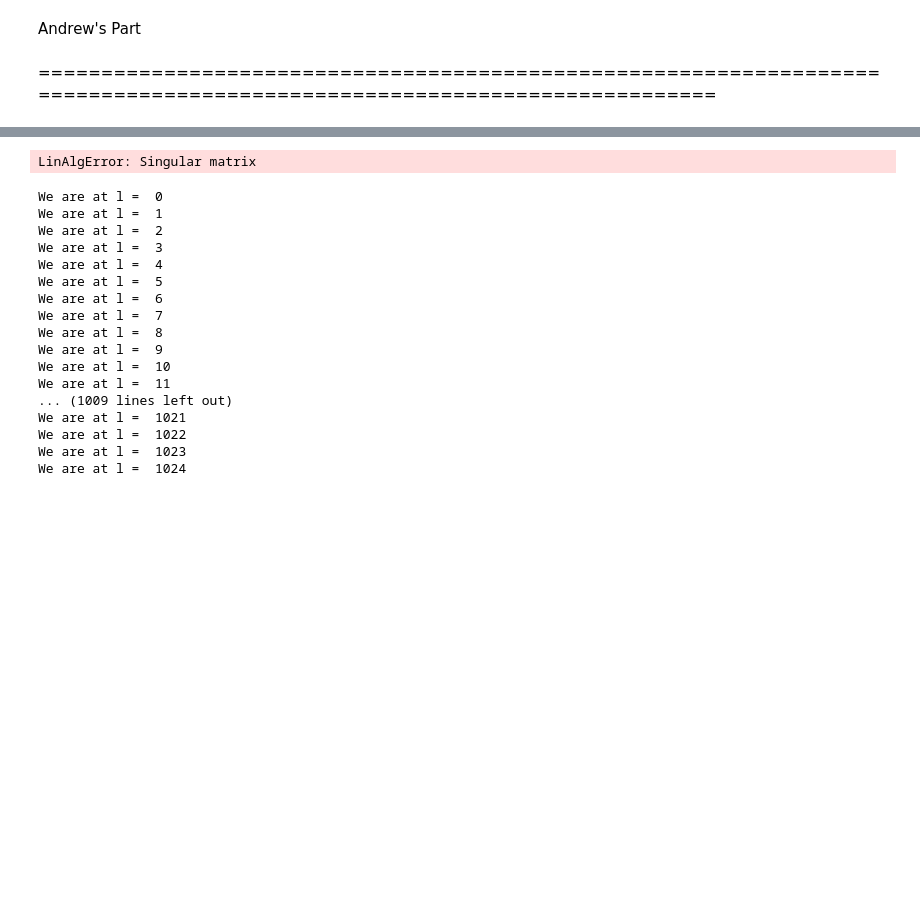
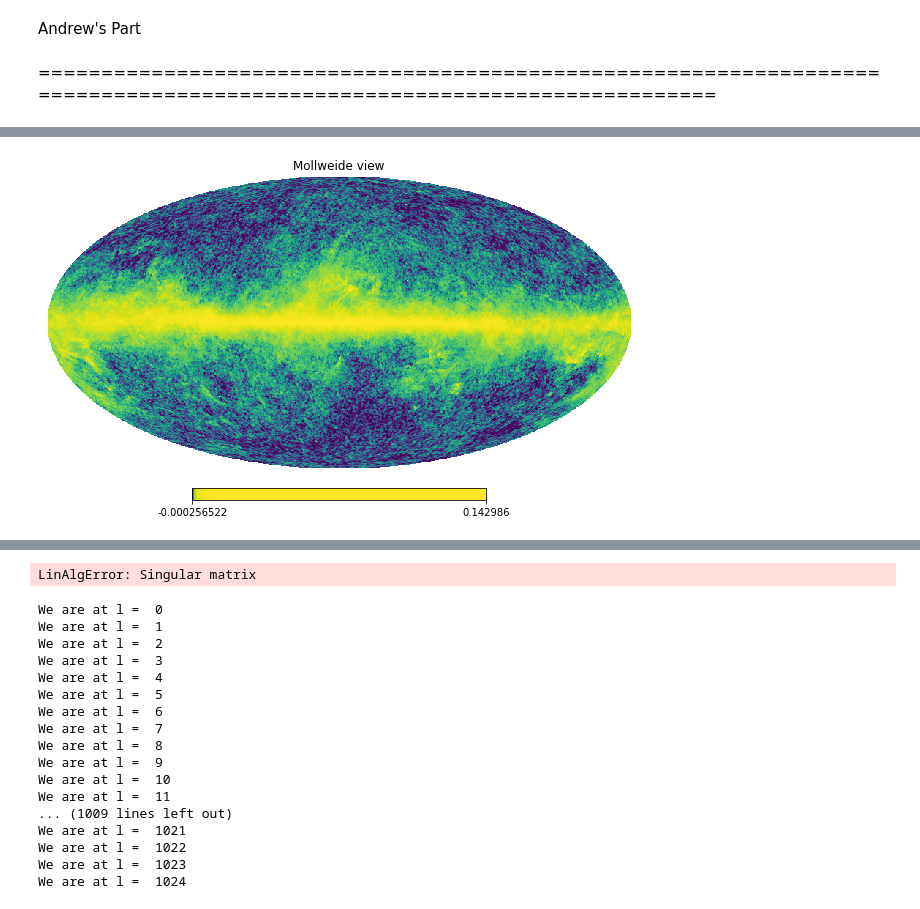
Before and after one commit to samgagnon/data-final, a Jupyter notebook: CMB_Map.ipynb, the cells around one changed output, grey strips where cells are left out. Cells and saved outputs as stored; diff of their text form; code cells hidden in the pictures; blank space fills up the shorter version.

```diff
--- a/CMB_Map.ipynb
+++ b/CMB_Map.ipynb
@@ -127,0 +135,7 @@ hp.mollview(opt_map, nest=False, norm='hist')
+# %%
+#What happens if I just weight every map equally
+equalMap = planck30*(1/7) + planck44*(1/7) + planck70*(1/7) + planck100*(1/7) +  planck143*(1/7) +  planck217*(1/7) +  planck353*(1/7)
+
+hp.mollview(equalMap, nest=False, norm='hist')
+# %% [output]
+[figure, added]
```
Also changed, not shown: parts of 11 cells of this notebook.
